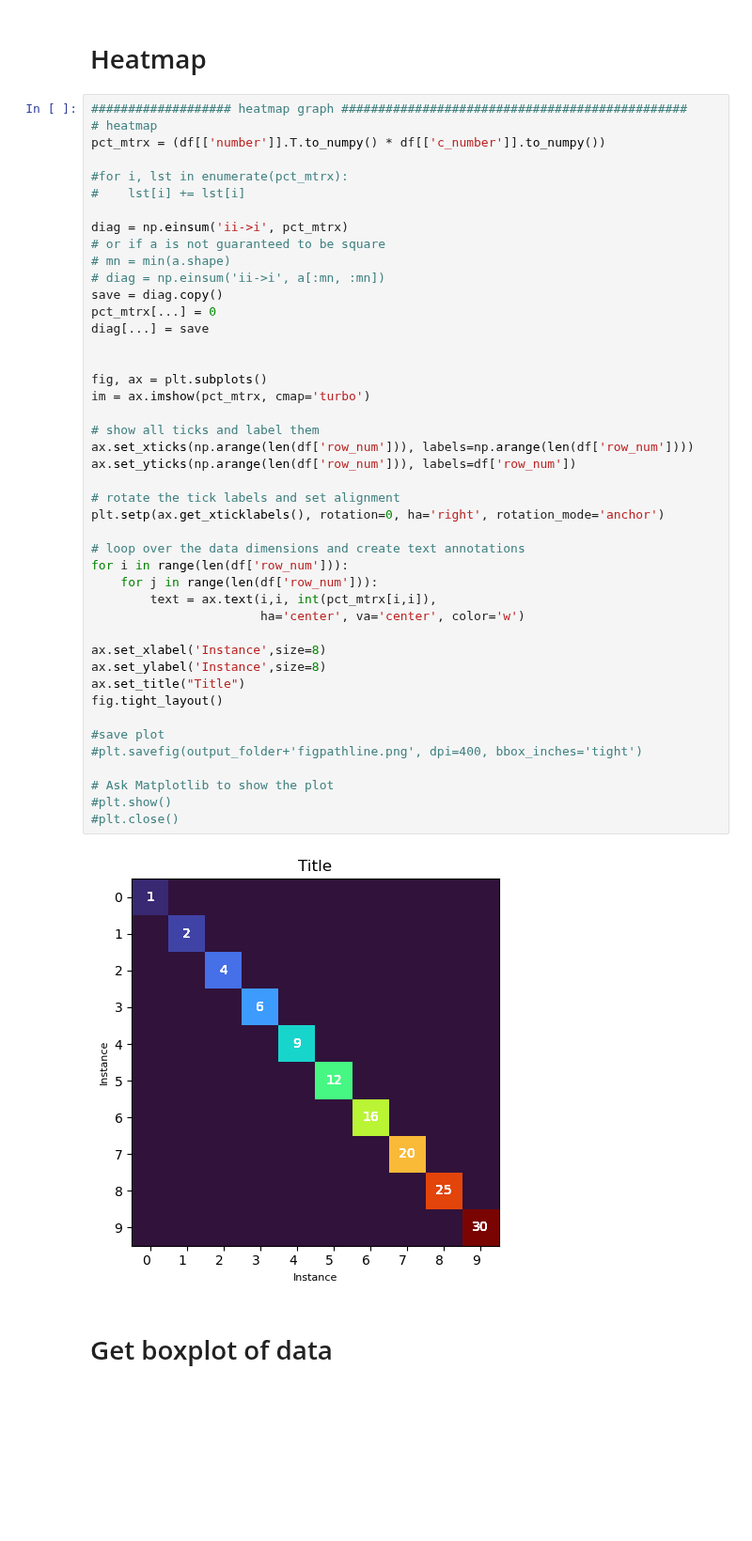
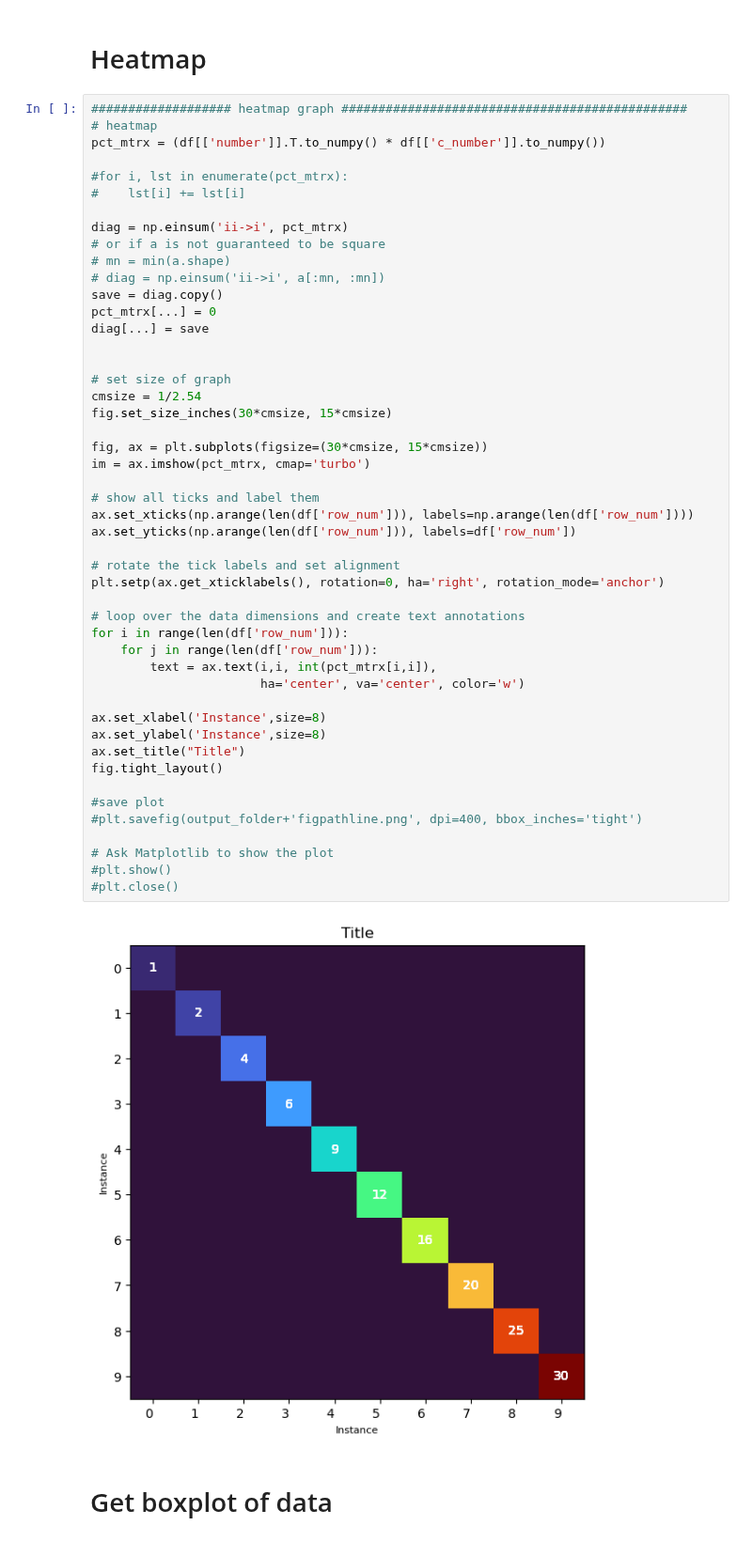
Before and after one commit to kcj-coding/Python-coding, a Jupyter notebook: df_and_graphs.ipynb, the cells around one changed output. Shown at 94% size. Drawn from its saved outputs; the diff is of its cells as text; blank space fills up the shorter version.

```diff
--- a/df_and_graphs.ipynb
+++ b/df_and_graphs.ipynb
@@ -259,35 +324,39 @@ pct_mtrx[...] = 0
 diag[...] = save
 
 
-fig, ax = plt.subplots()
+# set size of graph
+cmsize = 1/2.54
+fig.set_size_inches(30*cmsize, 15*cmsize)
+
+fig, ax = plt.subplots(figsize=(30*cmsize, 15*cmsize))
 im = ax.imshow(pct_mtrx, cmap='turbo')
 
 # show all ticks and label them
 ax.set_xticks(np.arange(len(df['row_num'])), labels=np.arange(len(df['row_num'])))
 ax.set_yticks(np.arange(len(df['row_num'])), labels=df['row_num'])
 
 # rotate the tick labels and set alignment
 plt.setp(ax.get_xticklabels(), rotation=0, ha='right', rotation_mode='anchor')
 
 # loop over the data dimensions and create text annotations
 for i in range(len(df['row_num'])):
     for j in range(len(df['row_num'])):
         text = ax.text(i,i, int(pct_mtrx[i,i]),
                        ha='center', va='center', color='w')
 
 ax.set_xlabel('Instance',size=8)
 ax.set_ylabel('Instance',size=8)
 ax.set_title("Title")
 fig.tight_layout()
 
 #save plot
 #plt.savefig(output_folder+'figpathline.png', dpi=400, bbox_inches='tight')
 
 # Ask Matplotlib to show the plot
 #plt.show()
 #plt.close()
 # %% [output]
-[figure, old version]
+[figure, new version]
 # %% [markdown]
 # Get boxplot of data
 # %%
```
Also changed, not shown: parts of 4 cells of this notebook.
